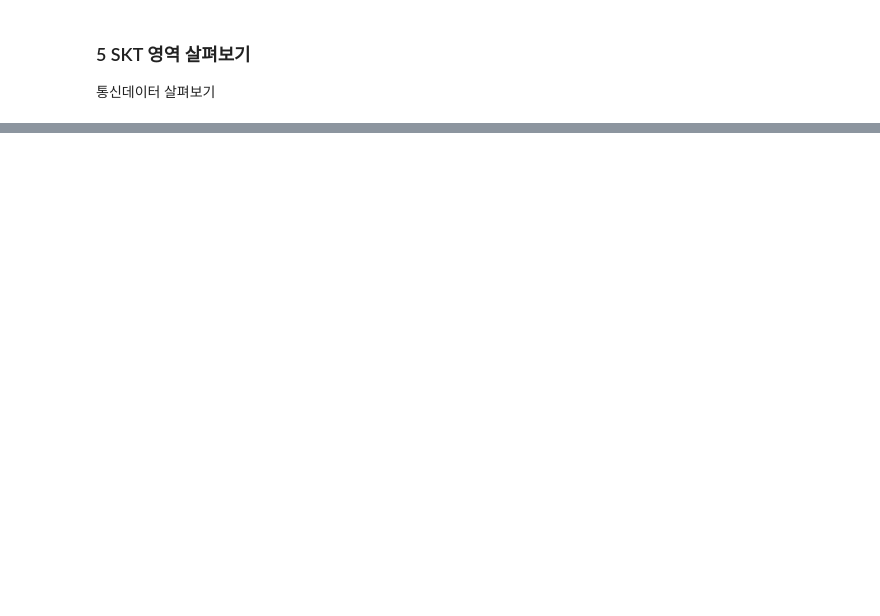
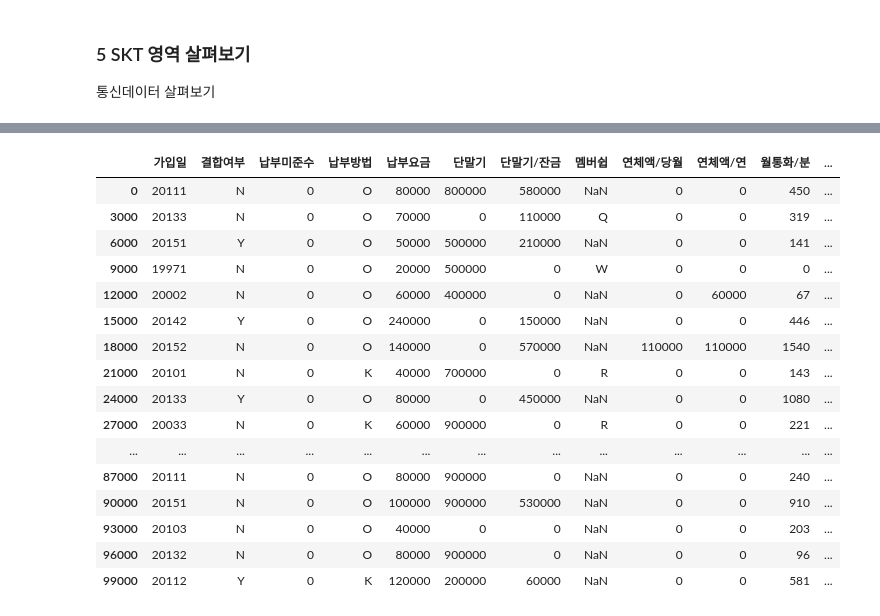
Before and after one commit to Queie/TensorFlow, a Jupyter notebook: Callenge_data/Overview.ipynb, the cells around one changed output, grey strips where cells are left out. Saved outputs shown, nothing was run; the diff lists cells and outputs as text; code cells hidden in the pictures; blank space fills up the shorter version.

```diff
--- a/Callenge_data/Overview.ipynb
+++ b/Callenge_data/Overview.ipynb
@@ -190,3 +286,24 @@ for col in df[Column_index].columns:
 
 회선수익
  {0, 80000, 400000, 160000, 240000, 10000, 90000, 250000, 170000, 20000, 100000, 500000, 180000, 260000, 190000, 30000, 110000, 270000, 350000, 40000, 120000, 200000, 50000, 130000, 210000, 290000, 60 ...
+# %%
+Column_index = 'SKT'
+df[Column_index][::3000]
+# %% [output]
+|  | 가입일 | 결합여부 | 납부미준수 | 납부방법 | 납부요금 | 단말기 | 단말기/잔금 | 멤버쉽 | 연체액/당월 | 연체액/연 | 월통화/분 | ... |
+| 0 | 20111 | N | 0 | O | 80000 | 800000 | 580000 | NaN | 0 | 0 | 450 | ... |
+| 3000 | 20133 | N | 0 | O | 70000 | 0 | 110000 | Q | 0 | 0 | 319 | ... |
+| 6000 | 20151 | Y | 0 | O | 50000 | 500000 | 210000 | NaN | 0 | 0 | 141 | ... |
+| 9000 | 19971 | N | 0 | O | 20000 | 500000 | 0 | W | 0 | 0 | 0 | ... |
+| 12000 | 20002 | N | 0 | O | 60000 | 400000 | 0 | NaN | 0 | 60000 | 67 | ... |
+| 15000 | 20142 | Y | 0 | O | 240000 | 0 | 150000 | NaN | 0 | 0 | 446 | ... |
+| 18000 | 20152 | N | 0 | O | 140000 | 0 | 570000 | NaN | 110000 | 110000 | 1540 | ... |
+| 21000 | 20101 | N | 0 | K | 40000 | 700000 | 0 | R | 0 | 0 | 143 | ... |
+| 24000 | 20133 | Y | 0 | O | 80000 | 0 | 450000 | NaN | 0 | 0 | 1080 | ... |
+| 27000 | 20033 | N | 0 | K | 60000 | 900000 | 0 | R | 0 | 0 | 221 | ... |
+| ... | ... | ... | ... | ... | ... | ... | ... | ... | ... | ... | ... | ... |
+| 87000 | 20111 | N | 0 | O | 80000 | 900000 | 0 | NaN | 0 | 0 | 240 | ... |
+| 90000 | 20151 | N | 0 | O | 100000 | 900000 | 530000 | NaN | 0 | 0 | 910 | ... |
+| 93000 | 20103 | N | 0 | O | 40000 | 0 | 0 | NaN | 0 | 0 | 203 | ... |
+| 96000 | 20132 | N | 0 | O | 80000 | 900000 | 0 | NaN | 0 | 0 | 96 | ... |
+| 99000 | 20112 | Y | 0 | K | 120000 | 200000 | 60000 | NaN | 0 | 0 | 581 | ... |
```
Also changed, not shown: parts of 9 cells of this notebook.
